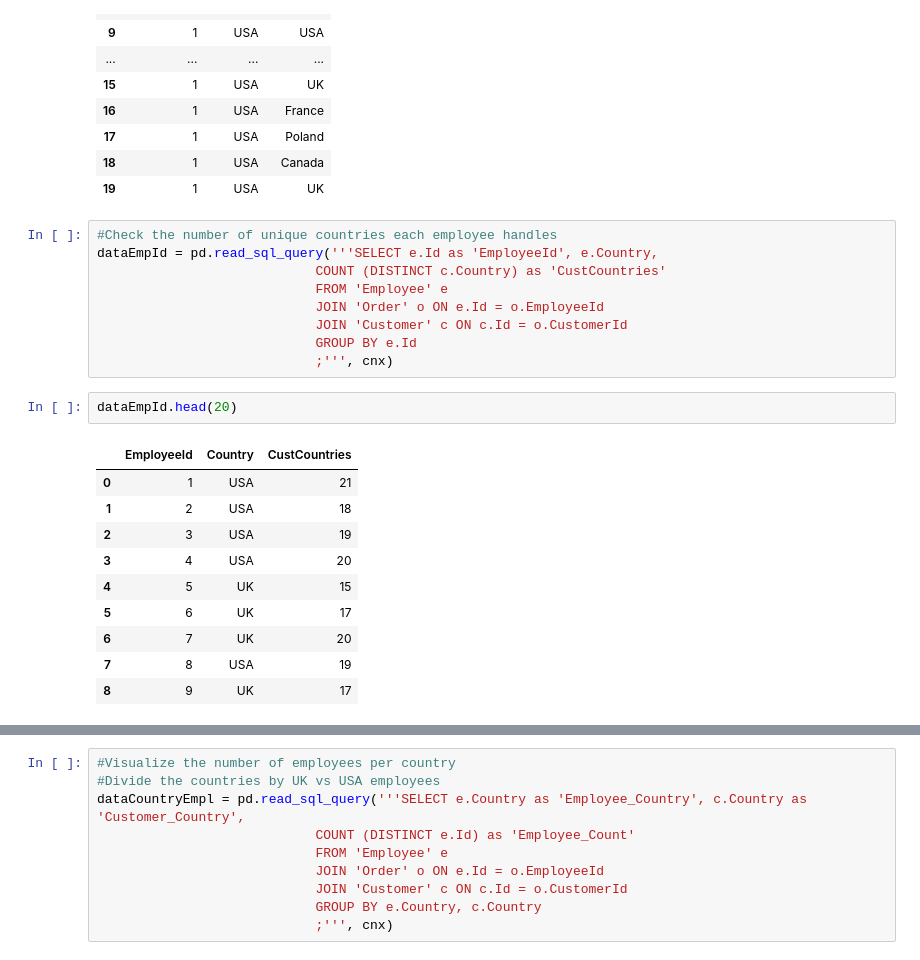
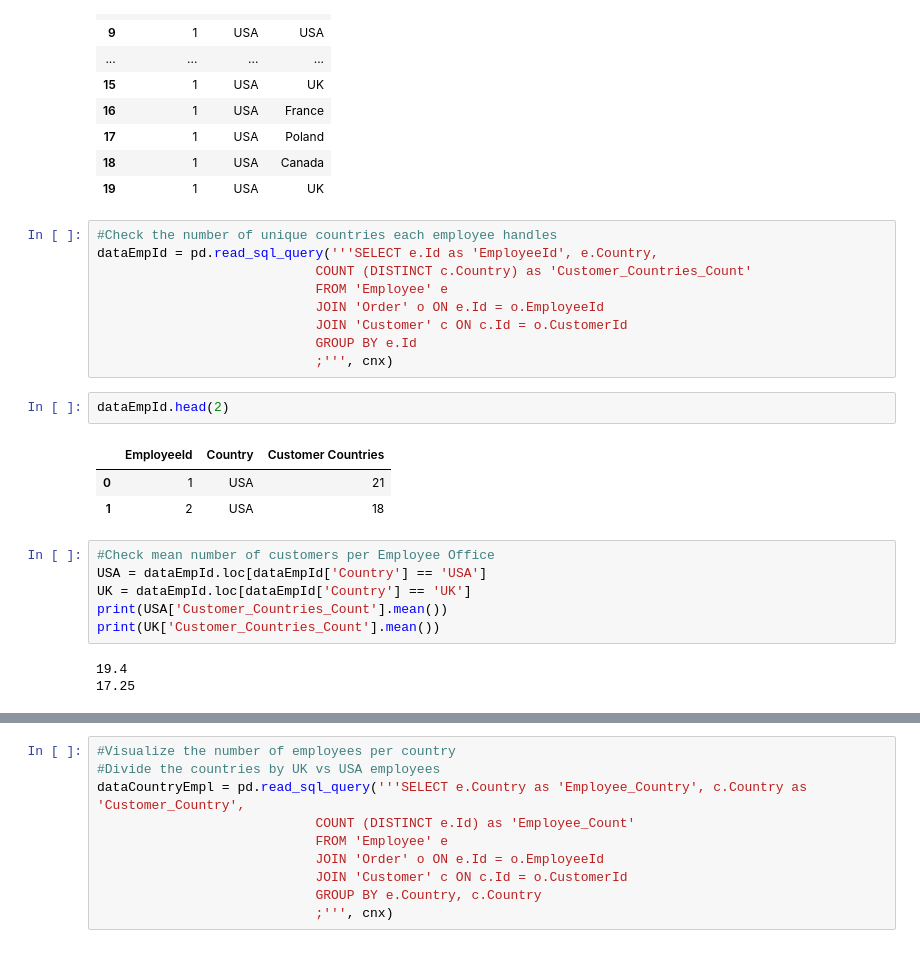
Before and after one commit to Francismorales/dsc-mod-3-project-online-ds-pt-061019, a Jupyter notebook: Project2-Northwind_Hypothesis_Testing.ipynb, the cells around one changed output, grey strips where cells are left out. Cells and saved outputs as stored; diff of their text form.

```diff
--- a/Project2-Northwind_Hypothesis_Testing.ipynb
+++ b/Project2-Northwind_Hypothesis_Testing.ipynb
@@ -392,22 +396,24 @@ dataEmp1.head(20)
 # %%
 #Check the number of unique countries each employee handles
 dataEmpId = pd.read_sql_query('''SELECT e.Id as 'EmployeeId', e.Country,
-                            COUNT (DISTINCT c.Country) as 'CustCountries'
+                            COUNT (DISTINCT c.Country) as 'Customer_Countries_Count'
                             FROM 'Employee' e
                             JOIN 'Order' o ON e.Id = o.EmployeeId
                             JOIN 'Customer' c ON c.Id = o.CustomerId
                             GROUP BY e.Id
                             ;''', cnx)
 # %%
-dataEmpId.head(20)
+dataEmpId.head(2)
 # %% [output]
-|  | EmployeeId | Country | CustCountries |
+|  | EmployeeId | Country | Customer Countries |
 | 0 | 1 | USA | 21 |
 | 1 | 2 | USA | 18 |
-| 2 | 3 | USA | 19 |
-| 3 | 4 | USA | 20 |
-| 4 | 5 | UK | 15 |
-| 5 | 6 | UK | 17 |
-| 6 | 7 | UK | 20 |
-| 7 | 8 | USA | 19 |
-| 8 | 9 | UK | 17 |
+# %%
+#Check mean number of customers per Employee Office
+USA = dataEmpId.loc[dataEmpId['Country'] == 'USA']
+UK = dataEmpId.loc[dataEmpId['Country'] == 'UK']
+print(USA['Customer_Countries_Count'].mean())
+print(UK['Customer_Countries_Count'].mean())
+# %% [output]
+19.4
+17.25
```
Also changed, not shown: parts of 73 cells of this notebook.
